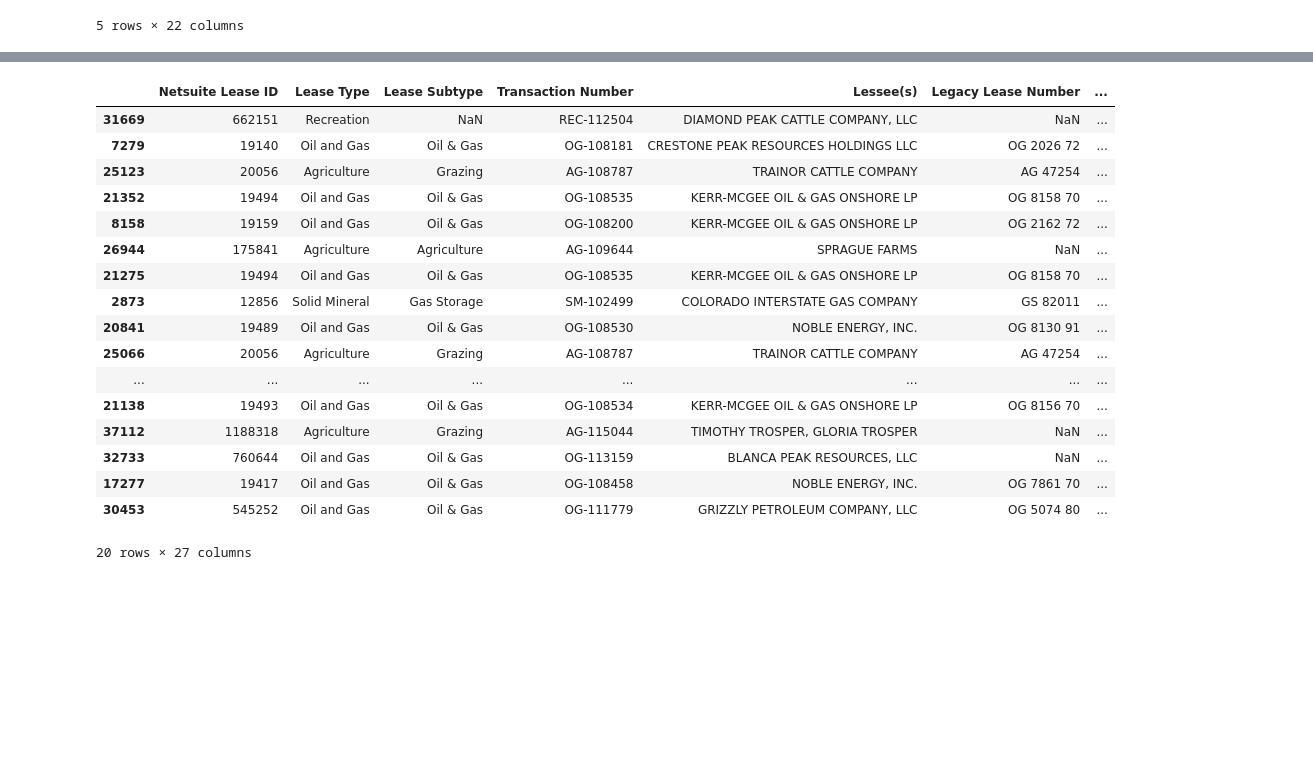
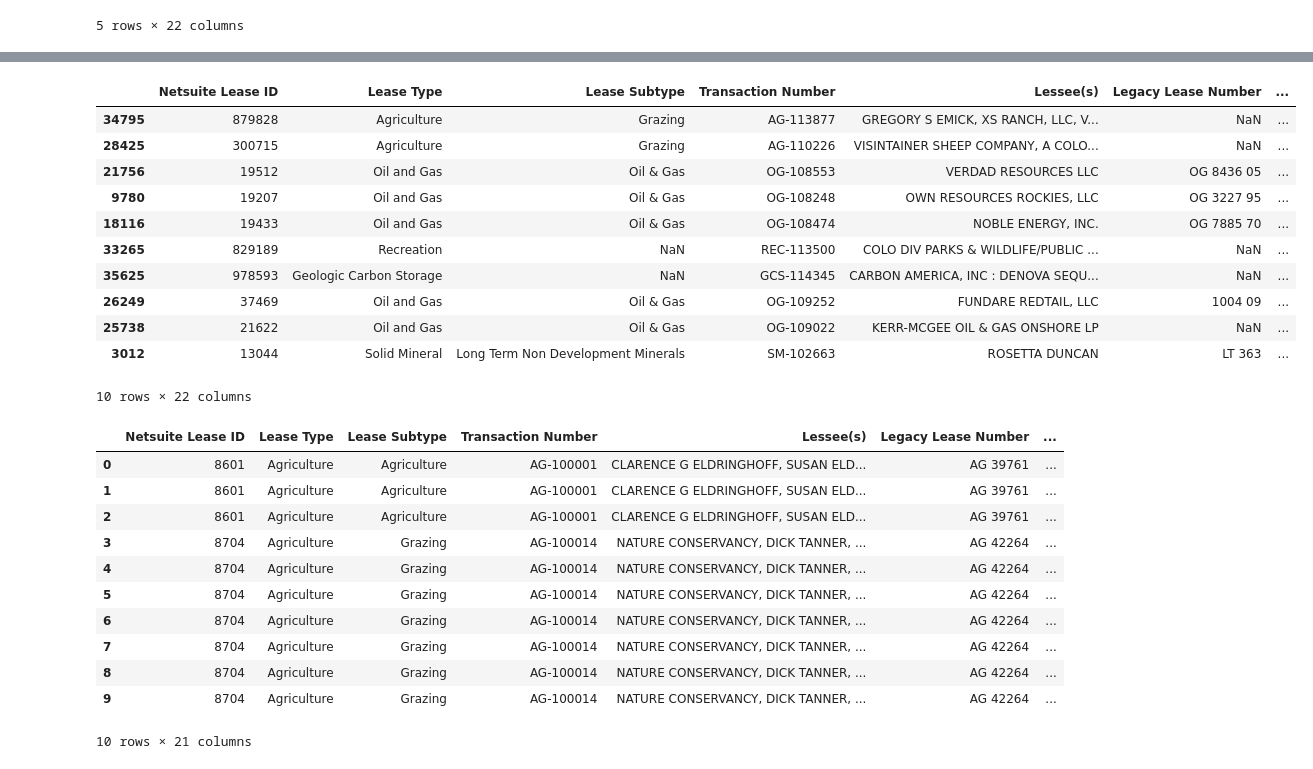
Before and after one commit to lawnshogan/Code, a Jupyter notebook: Python/DataScience/SLB_Lease_Update.ipynb, the cells around one changed output, grey strips where cells are left out. Drawn from its saved outputs; the diff is of its cells as text; code cells hidden in the pictures; blank space fills up the shorter version.

Commit message:
Start Lease Update Script

```diff
--- a/Python/DataScience/SLB_Lease_Update.ipynb
+++ b/Python/DataScience/SLB_Lease_Update.ipynb
@@ -152,30 +152,40 @@ grouped_df.sample(50)
 grouped_df.rename(columns={'Section': 'Section(s)'}, inplace=True)
 merged_df = pd.merge(merged_df, grouped_df[['Transaction Number', 'Section(s)']], on='Transaction Number', how='left')
 # %%
-
-
 # Check if Section is dropped
 if 'Section' in merged_df.columns:
     merged_df.drop(columns=['Section'], inplace=True)
 
 
-merged_df.sample(20)
+merged_df.head(10)
 # %% [output]
 |  | Netsuite Lease ID | Lease Type | Lease Subtype | Transaction Number | Lessee(s) | Legacy Lease Number | ... |
-| 31669 | 662151 | Recreation | NaN | REC-112504 | DIAMOND PEAK CATTLE COMPANY, LLC | NaN | ... |
-| 7279 | 19140 | Oil and Gas | Oil & Gas | OG-108181 | CRESTONE PEAK RESOURCES HOLDINGS LLC | OG 2026 72 | ... |
-| 25123 | 20056 | Agriculture | Grazing | AG-108787 | TRAINOR CATTLE COMPANY | AG 47254 | ... |
-| 21352 | 19494 | Oil and Gas | Oil & Gas | OG-108535 | KERR-MCGEE OIL & GAS ONSHORE LP | OG 8158 70 | ... |
-| 8158 | 19159 | Oil and Gas | Oil & Gas | OG-108200 | KERR-MCGEE OIL & GAS ONSHORE LP | OG 2162 72 | ... |
-| 26944 | 175841 | Agriculture | Agriculture | AG-109644 | SPRAGUE FARMS | NaN | ... |
-| 21275 | 19494 | Oil and Gas | Oil & Gas | OG-108535 | KERR-MCGEE OIL & GAS ONSHORE LP | OG 8158 70 | ... |
-| 2873 | 12856 | Solid Mineral | Gas Storage | SM-102499 | COLORADO INTERSTATE GAS COMPANY | GS 82011 | ... |
-| 20841 | 19489 | Oil and Gas | Oil & Gas | OG-108530 | NOBLE ENERGY, INC. | OG 8130 91 | ... |
-| 25066 | 20056 | Agriculture | Grazing | AG-108787 | TRAINOR CATTLE COMPANY | AG 47254 | ... |
-| ... | ... | ... | ... | ... | ... | ... | ... |
-| 21138 | 19493 | Oil and Gas | Oil & Gas | OG-108534 | KERR-MCGEE OIL & GAS ONSHORE LP | OG 8156 70 | ... |
-| 37112 | 1188318 | Agriculture | Grazing | AG-115044 | TIMOTHY TROSPER, GLORIA TROSPER | NaN | ... |
-| 32733 | 760644 | Oil and Gas | Oil & Gas | OG-113159 | BLANCA PEAK RESOURCES, LLC | NaN | ... |
-| 17277 | 19417 | Oil and Gas | Oil & Gas | OG-108458 | NOBLE ENERGY, INC. | OG 7861 70 | ... |
-| 30453 | 545252 | Oil and Gas | Oil & Gas | OG-111779 | GRIZZLY PETROLEUM COMPANY, LLC | OG 5074 80 | ... |
+| 34795 | 879828 | Agriculture | Grazing | AG-113877 | GREGORY S EMICK, XS RANCH, LLC, V... | NaN | ... |
+| 28425 | 300715 | Agriculture | Grazing | AG-110226 | VISINTAINER SHEEP COMPANY, A COLO... | NaN | ... |
+| 21756 | 19512 | Oil and Gas | Oil & Gas | OG-108553 | VERDAD RESOURCES LLC | OG 8436 05 | ... |
+| 9780 | 19207 | Oil and Gas | Oil & Gas | OG-108248 | OWN RESOURCES ROCKIES, LLC | OG 3227 95 | ... |
+| 18116 | 19433 | Oil and Gas | Oil & Gas | OG-108474 | NOBLE ENERGY, INC. | OG 7885 70 | ... |
+| 33265 | 829189 | Recreation | NaN | REC-113500 | COLO DIV PARKS & WILDLIFE/PUBLIC ... | NaN | ... |
+| 35625 | 978593 | Geologic Carbon Storage | NaN | GCS-114345 | CARBON AMERICA, INC : DENOVA SEQU... | NaN | ... |
+| 26249 | 37469 | Oil and Gas | Oil & Gas | OG-109252 | FUNDARE REDTAIL, LLC | 1004 09 | ... |
+| 25738 | 21622 | Oil and Gas | Oil & Gas | OG-109022 | KERR-MCGEE OIL & GAS ONSHORE LP | NaN | ... |
+| 3012 | 13044 | Solid Mineral | Long Term Non Development Minerals | SM-102663 | ROSETTA DUNCAN | LT 363 | ... |
-20 rows × 27 columns
+10 rows × 22 columns
+# %%
+merged_df['Township/Range'] = merged_df['Township'].astype(str) + ' ' + merged_df['Range'].astype(str)
+merged_df = merged_df.drop(columns=['Township', 'Range'])
+
+merged_df.head(10)
+# %% [output]
+|  | Netsuite Lease ID | Lease Type | Lease Subtype | Transaction Number | Lessee(s) | Legacy Lease Number | ... |
+| 0 | 8601 | Agriculture | Agriculture | AG-100001 | CLARENCE G ELDRINGHOFF, SUSAN ELD... | AG 39761 | ... |
+| 1 | 8601 | Agriculture | Agriculture | AG-100001 | CLARENCE G ELDRINGHOFF, SUSAN ELD... | AG 39761 | ... |
+| 2 | 8601 | Agriculture | Agriculture | AG-100001 | CLARENCE G ELDRINGHOFF, SUSAN ELD... | AG 39761 | ... |
+| 3 | 8704 | Agriculture | Grazing | AG-100014 | NATURE CONSERVANCY, DICK TANNER, ... | AG 42264 | ... |
+| 4 | 8704 | Agriculture | Grazing | AG-100014 | NATURE CONSERVANCY, DICK TANNER, ... | AG 42264 | ... |
+| 5 | 8704 | Agriculture | Grazing | AG-100014 | NATURE CONSERVANCY, DICK TANNER, ... | AG 42264 | ... |
+| 6 | 8704 | Agriculture | Grazing | AG-100014 | NATURE CONSERVANCY, DICK TANNER, ... | AG 42264 | ... |
+| 7 | 8704 | Agriculture | Grazing | AG-100014 | NATURE CONSERVANCY, DICK TANNER, ... | AG 42264 | ... |
+| 8 | 8704 | Agriculture | Grazing | AG-100014 | NATURE CONSERVANCY, DICK TANNER, ... | AG 42264 | ... |
+| 9 | 8704 | Agriculture | Grazing | AG-100014 | NATURE CONSERVANCY, DICK TANNER, ... | AG 42264 | ... |
+10 rows × 21 columns
```
Also changed, not shown: parts of 1 cell of this notebook.
